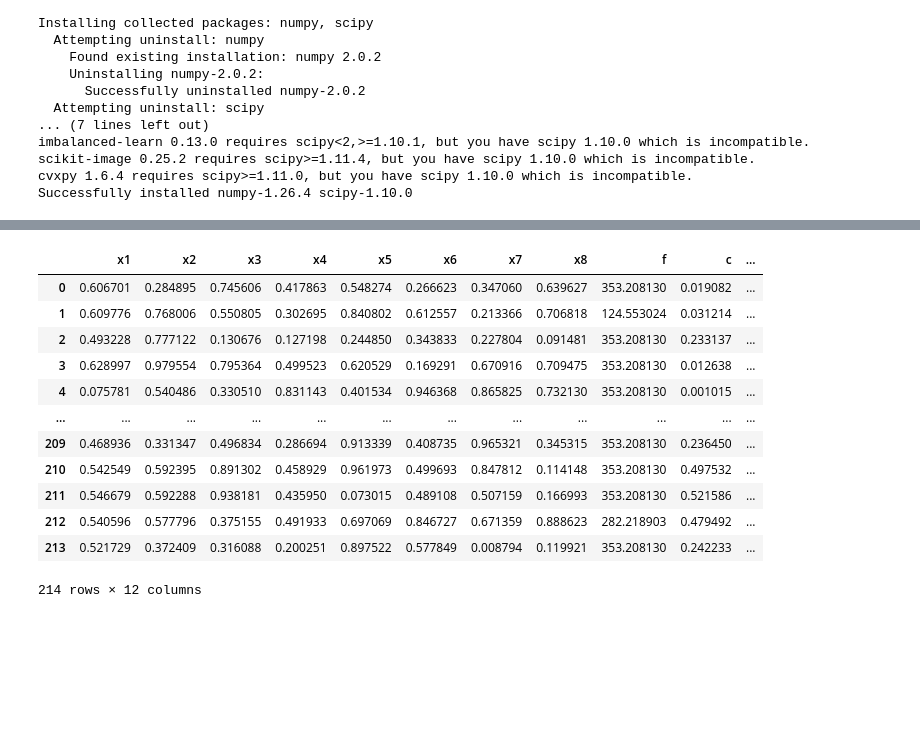
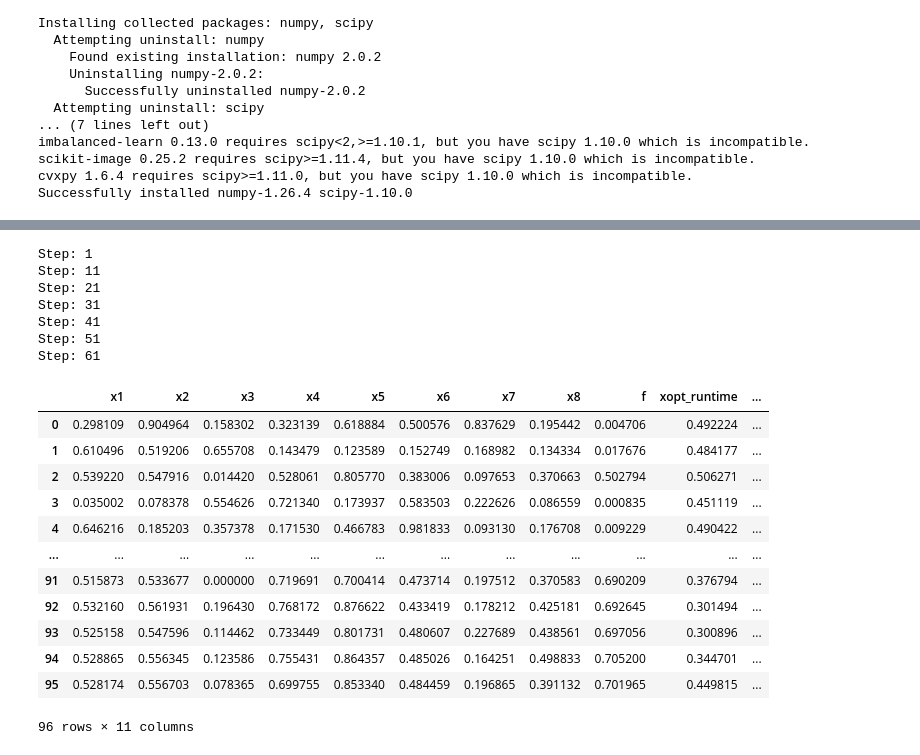
Before and after one commit to aashwinmishra/SLACBeamOptimization, a Jupyter notebook: notebooks/16_SND_ConstrainedOptimization.ipynb, the cells around one changed output, grey strips where cells are left out. Drawn from its saved outputs; the diff is of its cells as text; code cells hidden in the pictures; blank space fills up the shorter version.

```diff
--- a/notebooks/16_SND_ConstrainedOptimization.ipynb
+++ b/notebooks/16_SND_ConstrainedOptimization.ipynb
@@ -163,3 +163,10 @@ def get_snd_outputs_detailed(inputs):
     result.append([do_centroid*1e6, my_intensity])
 
   return torch.tensor(result, dtype=torch.float)
+# %%
+def eval_function_intensity(input_dict: dict) -> dict:
+  x1, x2, x3, x4, x5, x6, x7, x8 = input_dict["x1"], input_dict["x2"], input_dict["x3"], input_dict["x4"], input_dict["x5"], input_dict["x6"], input_dict["x7"], input_dict["x8"]
+  Xinp = np.expand_dims(np.array([x1, x2, x3, x4, x5, x6, x7, x8]), axis=0)
+  output = get_snd_outputs(Xinp)
+  f = output[0][1].item()
+  return {"f": f}
@@ -203,5 +248,8 @@ def run_bo(eval_function=eval_function, init_samples=64, len_chain=150):
 # %%
-def run_turbo(eval_function=eval_function, init_samples=64, len_chain=150):
+def run_turbo(eval_function=eval_function_intensity,
+              objective:str="MAXIMIZE",
+              init_samples=32,
+              len_chain=50):
   """
   Runs TurBO chain on the eval function, with init_samples initial samples followed
   by len_chain samples.
@@ -209,7 +257,7 @@ def run_turbo(eval_function=eval_function, init_samples=64, len_chain=150):
   """
   low = 0.0
   high = 1.0
-  n_init = 64
+  n_init = init_samples
   vocs = VOCS(
       variables = {"x1": [low, high],
                   "x2": [low, high],
@@ -220,17 +268,17 @@ def run_turbo(eval_function=eval_function, init_samples=64, len_chain=150):
                   "x7": [low, high],
                   "x8": [low, high]
                   },
-      objectives = {"f": "MINIMIZE"},
+      objectives = {"f": objective},
     )
   evaluator = Evaluator(function=eval_function)
   generator = ExpectedImprovementGenerator(
       vocs=vocs, turbo_controller="optimize"
   )
   X = Xopt(evaluator=evaluator, generator=generator, vocs=vocs)
-  X.generator.turbo_controller.scale_factor = 1.5
-  X.generator.turbo_controller.success_tolerance = 10
-  X.generator.turbo_controller.failure_tolerance = 10
-  X.generator.turbo_controller.length = 1.0
+  # X.generator.turbo_controller.scale_factor = 1.5
+  # X.generator.turbo_controller.success_tolerance = 10
+  # X.generator.turbo_controller.failure_tolerance = 10
+  # X.generator.turbo_controller.length = 1.0
 
   sampler = qmc.LatinHypercube(d=8)
   xs = sampler.random(n=n_init)
@@ -242,8 +290,8 @@ def run_turbo(eval_function=eval_function, init_samples=64, len_chain=150):
   X.generator.turbo_controller.get_trust_region(X.generator.model)
 
   for i in range(len_chain):
-    # if i % 10 == 0:
-    #   print(f"Step: {i+1}")
+    if i % 10 == 0:
+      print(f"Step: {i+1}")
     model = X.generator.train_model()
     trust_region = X.generator.turbo_controller.get_trust_region(generator.model)\
           .squeeze()
@@ -302,20 +392,27 @@ def get_optimum_details(X, plot=True):
 # %%
-X = run_bo(eval_function=eval_function, init_samples=64, len_chain=150)
+X = run_turbo(eval_function_intensity, "MAXIMIZE", init_samples=32, len_chain=64)
 X.data
 # %% [output]
+Step: 1
+Step: 11
+Step: 21
+Step: 31
+Step: 41
+Step: 51
+Step: 61
-|  | x1 | x2 | x3 | x4 | x5 | x6 | x7 | x8 | f | c | ... |
-| 0 | 0.606701 | 0.284895 | 0.745606 | 0.417863 | 0.548274 | 0.266623 | 0.347060 | 0.639627 | 353.208130 | 0.019082 | ... |
-| 1 | 0.609776 | 0.768006 | 0.550805 | 0.302695 | 0.840802 | 0.612557 | 0.213366 | 0.706818 | 124.553024 | 0.031214 | ... |
-| 2 | 0.493228 | 0.777122 | 0.130676 | 0.127198 | 0.244850 | 0.343833 | 0.227804 | 0.091481 | 353.208130 | 0.233137 | ... |
-| 3 | 0.628997 | 0.979554 | 0.795364 | 0.499523 | 0.620529 | 0.169291 | 0.670916 | 0.709475 | 353.208130 | 0.012638 | ... |
-| 4 | 0.075781 | 0.540486 | 0.330510 | 0.831143 | 0.401534 | 0.946368 | 0.865825 | 0.732130 | 353.208130 | 0.001015 | ... |
+|  | x1 | x2 | x3 | x4 | x5 | x6 | x7 | x8 | f | xopt_runtime | ... |
+| 0 | 0.298109 | 0.904964 | 0.158302 | 0.323139 | 0.618884 | 0.500576 | 0.837629 | 0.195442 | 0.004706 | 0.492224 | ... |
+| 1 | 0.610496 | 0.519206 | 0.655708 | 0.143479 | 0.123589 | 0.152749 | 0.168982 | 0.134334 | 0.017676 | 0.484177 | ... |
+| 2 | 0.539220 | 0.547916 | 0.014420 | 0.528061 | 0.805770 | 0.383006 | 0.097653 | 0.370663 | 0.502794 | 0.506271 | ... |
+| 3 | 0.035002 | 0.078378 | 0.554626 | 0.721340 | 0.173937 | 0.583503 | 0.222626 | 0.086559 | 0.000835 | 0.451119 | ... |
+| 4 | 0.646216 | 0.185203 | 0.357378 | 0.171530 | 0.466783 | 0.981833 | 0.093130 | 0.176708 | 0.009229 | 0.490422 | ... |
 | ... | ... | ... | ... | ... | ... | ... | ... | ... | ... | ... | ... |
-| 209 | 0.468936 | 0.331347 | 0.496834 | 0.286694 | 0.913339 | 0.408735 | 0.965321 | 0.345315 | 353.208130 | 0.236450 | ... |
-| 210 | 0.542549 | 0.592395 | 0.891302 | 0.458929 | 0.961973 | 0.499693 | 0.847812 | 0.114148 | 353.208130 | 0.497532 | ... |
-| 211 | 0.546679 | 0.592288 | 0.938181 | 0.435950 | 0.073015 | 0.489108 | 0.507159 | 0.166993 | 353.208130 | 0.521586 | ... |
-| 212 | 0.540596 | 0.577796 | 0.375155 | 0.491933 | 0.697069 | 0.846727 | 0.671359 | 0.888623 | 282.218903 | 0.479492 | ... |
-| 213 | 0.521729 | 0.372409 | 0.316088 | 0.200251 | 0.897522 | 0.577849 | 0.008794 | 0.119921 | 353.208130 | 0.242233 | ... |
+| 91 | 0.515873 | 0.533677 | 0.000000 | 0.719691 | 0.700414 | 0.473714 | 0.197512 | 0.370583 | 0.690209 | 0.376794 | ... |
+| 92 | 0.532160 | 0.561931 | 0.196430 | 0.768172 | 0.876622 | 0.433419 | 0.178212 | 0.425181 | 0.692645 | 0.301494 | ... |
+| 93 | 0.525158 | 0.547596 | 0.114462 | 0.733449 | 0.801731 | 0.480607 | 0.227689 | 0.438561 | 0.697056 | 0.300896 | ... |
+| 94 | 0.528865 | 0.556345 | 0.123586 | 0.755431 | 0.864357 | 0.485026 | 0.164251 | 0.498833 | 0.705200 | 0.344701 | ... |
+| 95 | 0.528174 | 0.556703 | 0.078365 | 0.699755 | 0.853340 | 0.484459 | 0.196865 | 0.391132 | 0.701965 | 0.449815 | ... |
-214 rows × 12 columns
+96 rows × 11 columns
 # %%
 y1 = X.generator.data["f"]
 y1_mins = np.minimum.accumulate(y1)
```
Also changed, not shown: parts of 7 cells of this notebook.
